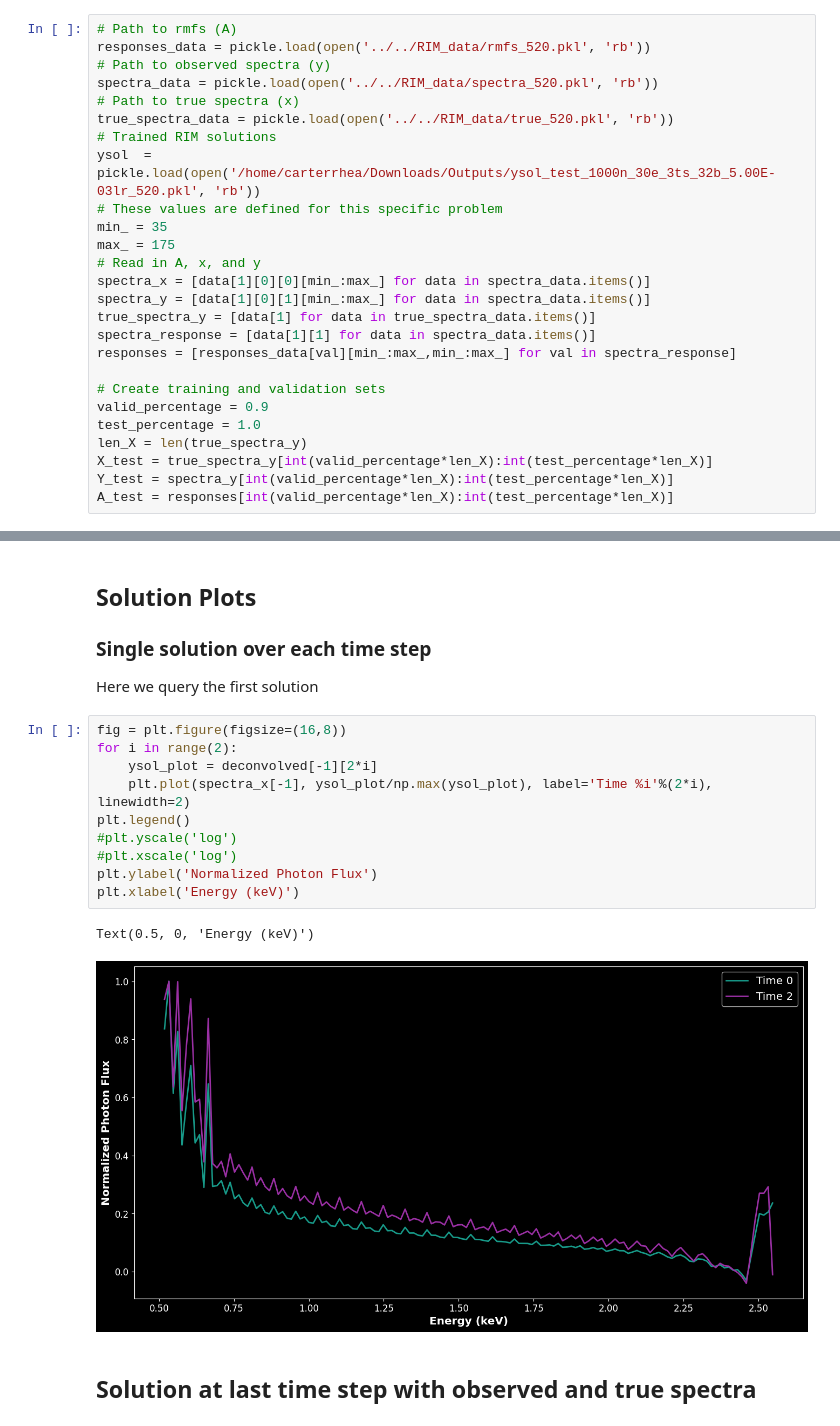
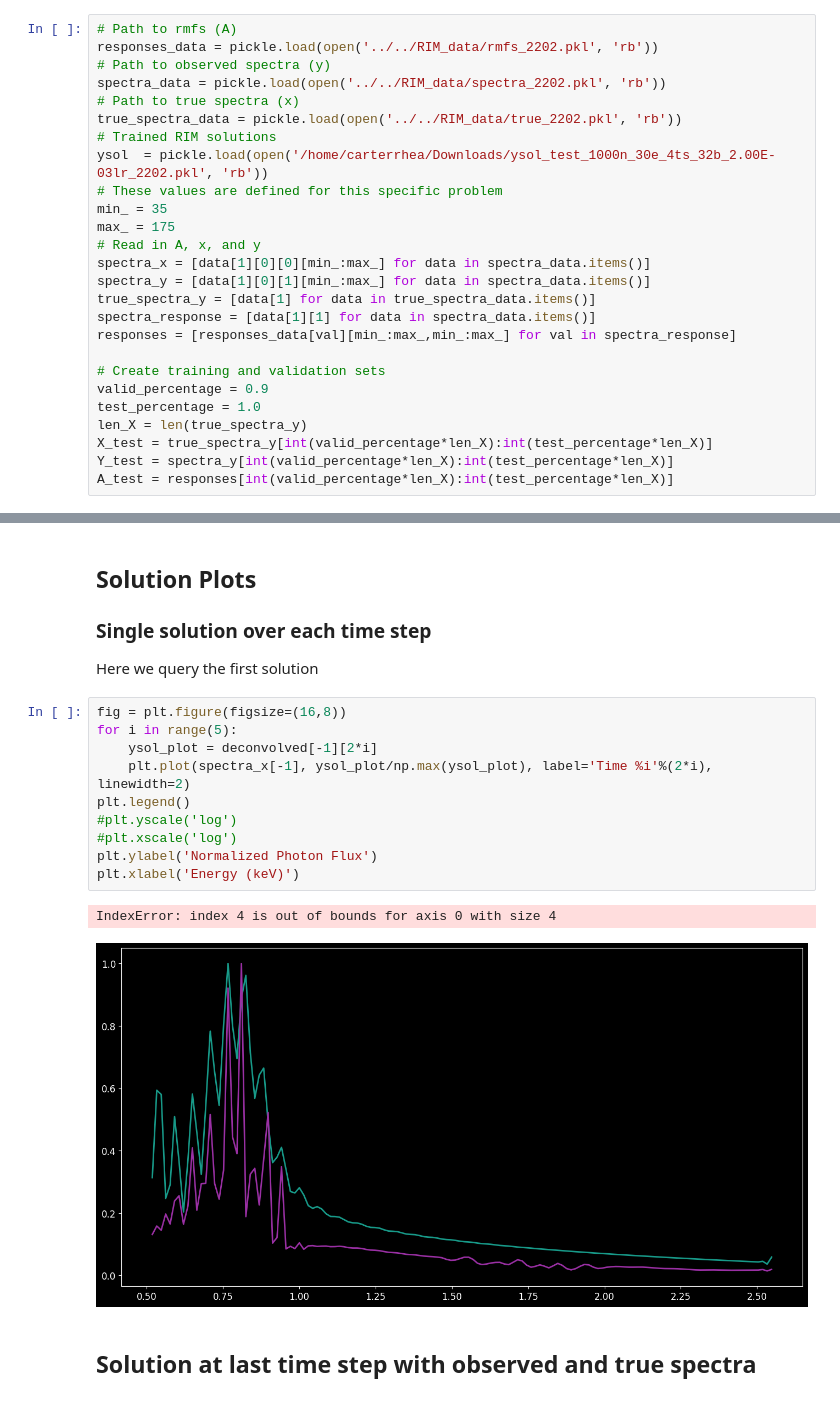
Before and after one commit to crhea93/astroRIM, a Jupyter notebook: Notebooks/Analysis.ipynb, the cells around one changed output, grey strips where cells are left out. Drawn from its saved outputs; the diff is of its cells as text.

```diff
--- a/Notebooks/Analysis.ipynb
+++ b/Notebooks/Analysis.ipynb
@@ -12,13 +12,13 @@ from scipy.stats import chisquare
 plt.style.use("/home/carterrhea/Documents/dark.mplstyle")
 # %%
 # Path to rmfs (A)
-responses_data = pickle.load(open('../../RIM_data/rmfs_520.pkl', 'rb'))
+responses_data = pickle.load(open('../../RIM_data/rmfs_2202.pkl', 'rb'))
 # Path to observed spectra (y)
-spectra_data = pickle.load(open('../../RIM_data/spectra_520.pkl', 'rb'))
+spectra_data = pickle.load(open('../../RIM_data/spectra_2202.pkl', 'rb'))
 # Path to true spectra (x)
-true_spectra_data = pickle.load(open('../../RIM_data/true_520.pkl', 'rb'))
+true_spectra_data = pickle.load(open('../../RIM_data/true_2202.pkl', 'rb'))
 # Trained RIM solutions
-ysol  = pickle.load(open('/home/carterrhea/Downloads/Outputs/ysol_test_1000n_30e_3ts_32b_5.00E-03lr_520.pkl', 'rb'))
+ysol  = pickle.load(open('/home/carterrhea/Downloads/ysol_test_1000n_30e_4ts_32b_2.00E-03lr_2202.pkl', 'rb'))
 # These values are defined for this specific problem
 min_ = 35
 max_ = 175
@@ -60,17 +60,17 @@ And we can query a single time step of this solution with deconvolved[i][t]
 Here we query the first solution
 # %%
 fig = plt.figure(figsize=(16,8))
-for i in range(2):
+for i in range(5):
     ysol_plot = deconvolved[-1][2*i]
     plt.plot(spectra_x[-1], ysol_plot/np.max(ysol_plot), label='Time %i'%(2*i), linewidth=2)
 plt.legend()
 #plt.yscale('log')
 #plt.xscale('log')
 plt.ylabel('Normalized Photon Flux')
 plt.xlabel('Energy (keV)')
 # %% [output]
-Text(0.5, 0, 'Energy (keV)')
+IndexError: index 4 is out of bounds for axis 0 with size 4
-[figure, old version]
+[figure, new version]
 # %% [markdown]
 ## Solution at last time step with observed and true spectra
 # %%
```
Also changed, not shown: parts of 5 cells of this notebook, 26 other files.
